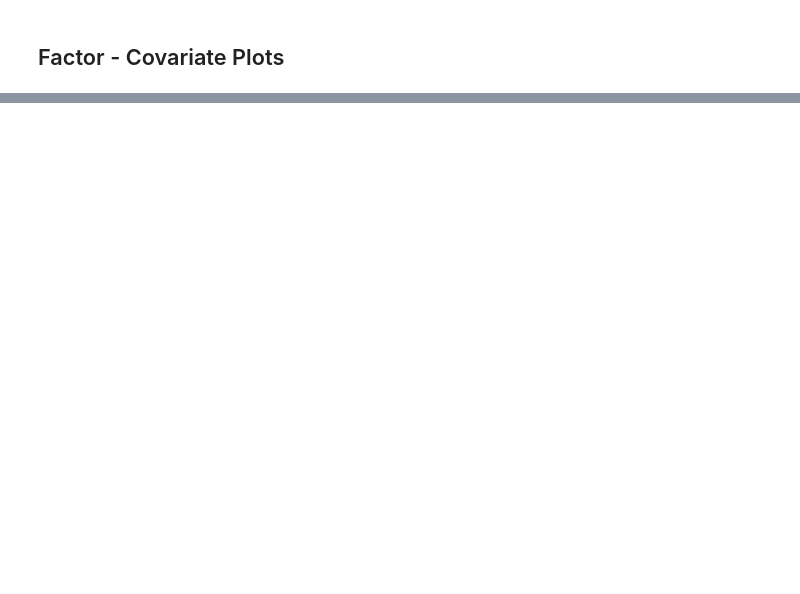
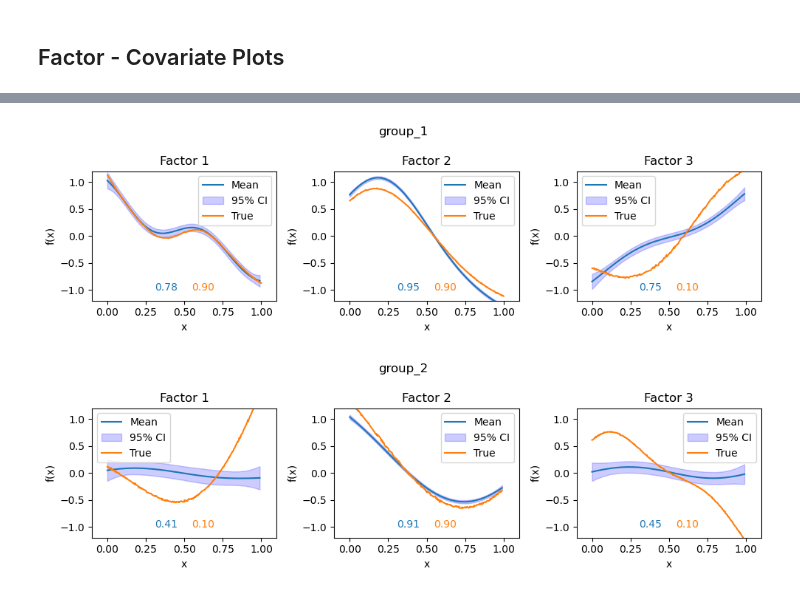
Before and after one commit to bioFAM/prismo, a Jupyter notebook: notebooks/synthetic/synthetic_gp_1d.ipynb, the cells around one changed output, grey strips where cells are left out. Saved outputs shown, nothing was run; the diff lists cells and outputs as text; code cells hidden in the pictures; blank space fills up the shorter version.

```diff
--- a/notebooks/synthetic/synthetic_gp_1d.ipynb
+++ b/notebooks/synthetic/synthetic_gp_1d.ipynb
@@ -130,0 +190,42 @@ plt.tight_layout()
+# %%
+def plot_gp(x, mean, std, ax=None):
+    lower_bound = mean - 1.96 * std
+    upper_bound = mean + 1.96 * std
+
+    if ax is None:
+        plt.figure(figsize=(10, 5))
+        plt.plot(x, mean, 'b-', label='Mean')
+        plt.fill_between(x, lower_bound, upper_bound, color='blue', alpha=0.2, label='95% Confidence Interval')
+        plt.legend()
+        plt.xlabel("x")
+        plt.ylabel("f(x)")
+        plt.show()
+
+    else:
+        ax.plot(x, mean, color="C0", label='Mean')
+        ax.fill_between(x, lower_bound, upper_bound, color='blue', alpha=0.2, label='95% CI')
+        ax.legend()
+        ax.set_xlabel("x")
+        ax.set_ylabel("f(x)")
+# %%
+for group in model.group_names:
+    fig, axs = plt.subplots(1, z[group].shape[1], figsize=(10, 3))
+    for i in range(model.n_factors):
+        plot_gp(x, f_mean[group][i], f_std[group][i], ax=axs[i])
+
+        f_gt_normalized = (f_gt[group].iloc[:, i] - f_gt[group].iloc[:, i].mean()) / (0.5 *(f_gt[group].iloc[:, i].max() - f_gt[group].iloc[:, i].min()))
+        df = pd.merge(f_gt_normalized, covariates[group], left_index=True, right_index=True)
+        df.columns = ["f", "covariate"]
+        df = df.sort_values("covariate")
+        axs[i].plot(df["covariate"], df["f"], c="C1", label="True")
+        axs[i].legend()
+        axs[i].set_xlim(-0.1, 1.1)
+        axs[i].set_ylim(-1.2, 1.2)
+        axs[i].set_title(f"Factor {i+1}")
+        axs[i].text(0.4, 0.1, f"{outputscales[group][i]:.2f}", horizontalalignment='center', verticalalignment='center', transform=axs[i].transAxes, color="C0")
+        axs[i].text(0.6, 0.1, f"{factor_smoothness[group][i]:.2f}", horizontalalignment='center', verticalalignment='center', transform=axs[i].transAxes, color="C1")
+    fig.suptitle(group)
+    plt.tight_layout()
+# %% [output]
+[figure, added]
+[figure, added]
```
Also changed, not shown: parts of 10 cells of this notebook, 15 other files.
